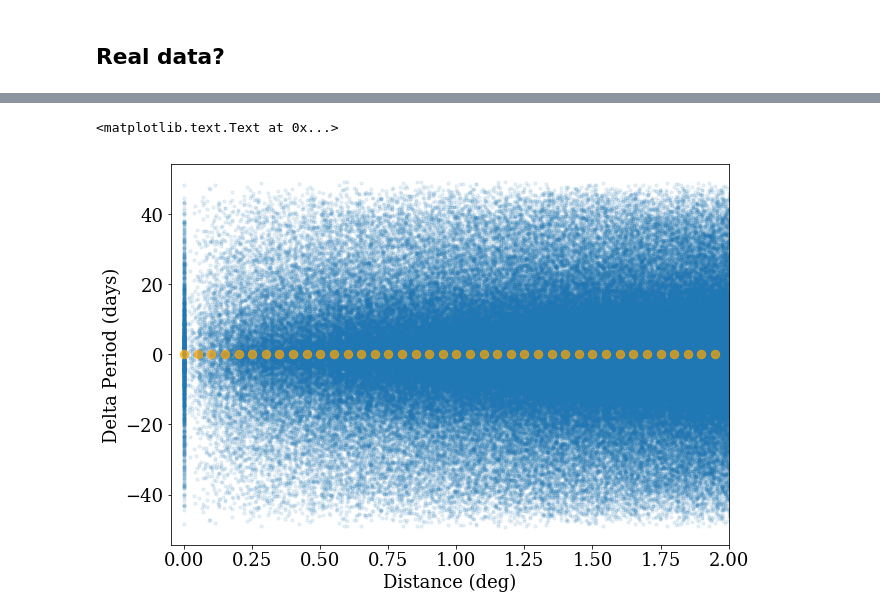
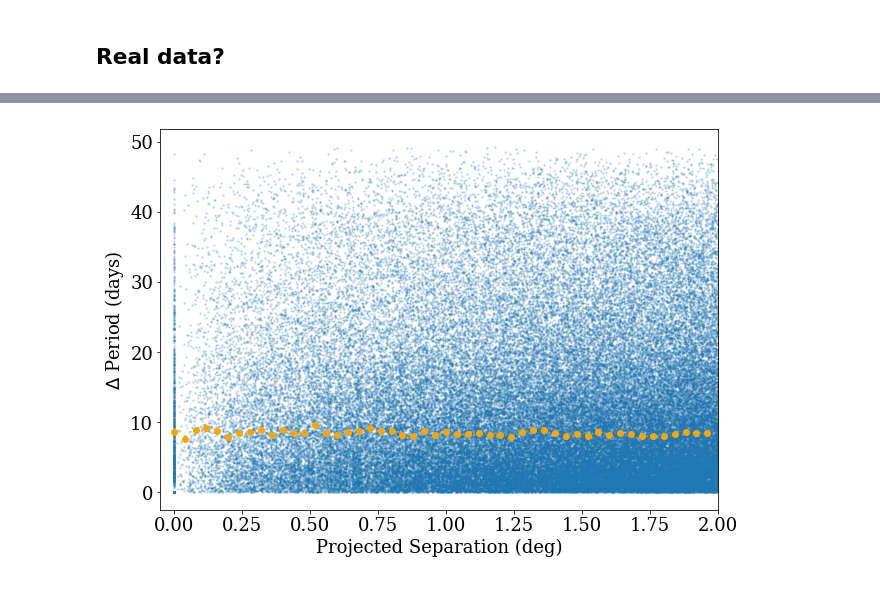
Before and after one commit to StellarCartography/survey_seti, a Jupyter notebook: figures/beacon.ipynb, the cells around one changed output, grey strips where cells are left out. Saved outputs shown, nothing was run; the diff lists cells and outputs as text; code cells hidden in the pictures.

Commit message:
tweaking some figures

```diff
--- a/figures/beacon.ipynb
+++ b/figures/beacon.ipynb
@@ -289,21 +291,23 @@ for k in range(sum(pok)):
 # %%
 plt.figure(figsize=(10,7))
 
-plt.scatter(big_dist, big_dper, s=10, alpha=0.1)
-# plt.hexbin(big_dist, big_dper, cmap=plt.cm.Greys, gridsize=(100,100))
+plt.scatter(big_dist, np.abs(big_dper), s=2, alpha=0.1)
 
-for k in range(0,dlimit*20):
-    plt.scatter(k*0.05, np.median(big_dper[(big_dist > k*0.05) & (big_dist < (k+1)*0.05)]),
-                s=70, c='orange', alpha=0.7)
+nbin = 25
+
+for k in range(0, dlimit*nbin):
+    plt.errorbar(k/nbin, np.median(np.abs(big_dper[(big_dist > k/nbin) & (big_dist < (k+1)/nbin)])),
+                 yerr=np.std(np.abs(big_dper[(big_dist > k/nbin) & (big_dist < (k+1)/nbin)])) /
+                  np.sqrt(np.float(np.sum((big_dist > k/nbin) & (big_dist < (k+1)/nbin)))),
+                 linestyle='none', c='orange', marker='o')
 
 
 plt.xlim(-0.05,dlimit)
-# plt.ylim(0,PerLim)
-plt.xlabel('Distance (deg)')
-plt.ylabel('Delta Period (days)')
+plt.xlabel('Projected Separation (deg)')
+plt.ylabel(r'$\Delta$ Period (days)')
+plt.savefig('delta_per.png', dpi=150, bbox_inches='tight', pad_inches=0.25)
 # %% [output]
-<matplotlib.text.Text at 0x...>
-[figure, old version]
+[figure, new version]
 # %%
 # plt.figure(figsize=(10,7))
 
```
Also changed, not shown: parts of 9 cells of this notebook.
